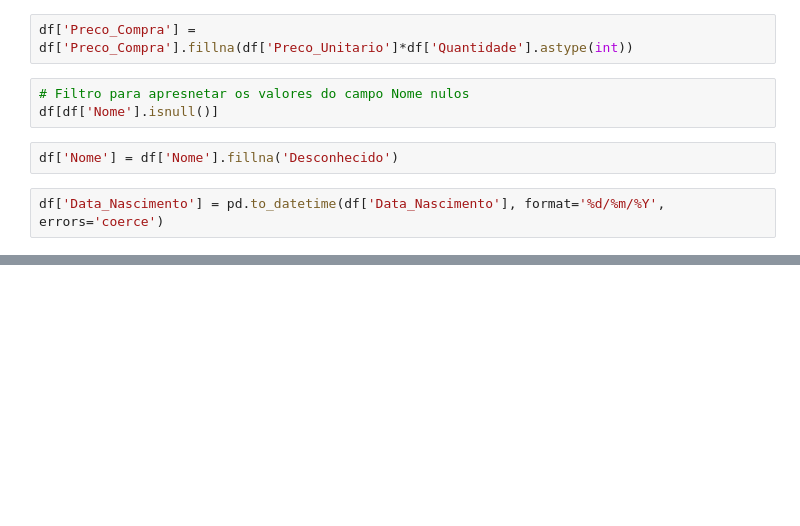
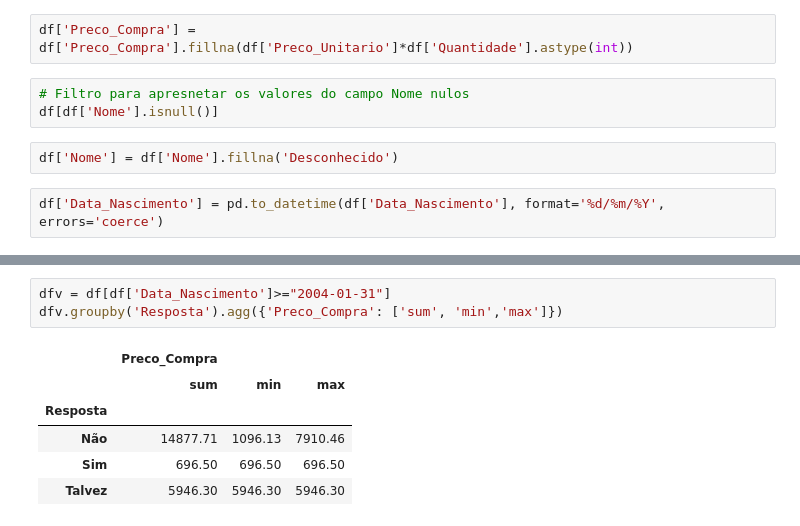
Before and after one commit to joaochavesjr/Aulas-2026, a Jupyter notebook: AnaliseDados/semana2/vendas3E.ipynb, the cells around one changed output, grey strips where cells are left out. Saved outputs shown, nothing was run; the diff lists cells and outputs as text; blank space fills up the shorter version.

```diff
--- a/AnaliseDados/semana2/vendas3E.ipynb
+++ b/AnaliseDados/semana2/vendas3E.ipynb
@@ -36,0 +48,10 @@ pandas._libs.tslibs.timestamps.Timestamp
+# %%
+dfv = df[df['Data_Nascimento']>="2004-01-31"]
+dfv.groupby('Resposta').agg({'Preco_Compra': ['sum', 'min','max']})
+# %% [output]
+|  | Preco_Compra |  |  |
+|  | sum | min | max |
+| Resposta |  |  |  |
+| Não | 14877.71 | 1096.13 | 7910.46 |
+| Sim | 696.50 | 696.50 | 696.50 |
+| Talvez | 5946.30 | 5946.30 | 5946.30 |
```
Also changed, not shown: parts of 5 cells of this notebook, 7 other files.
